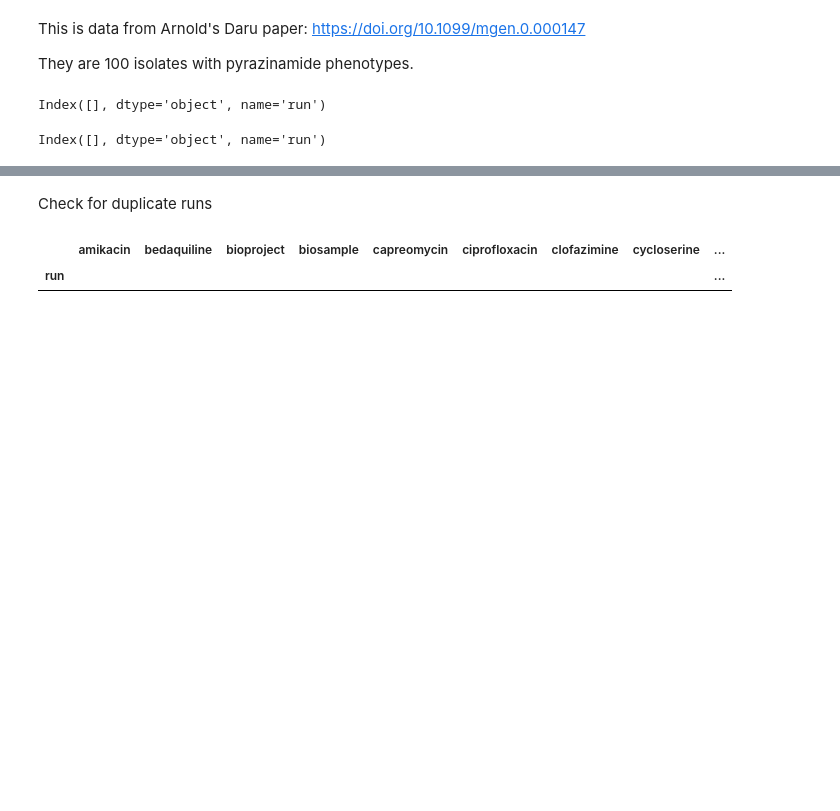
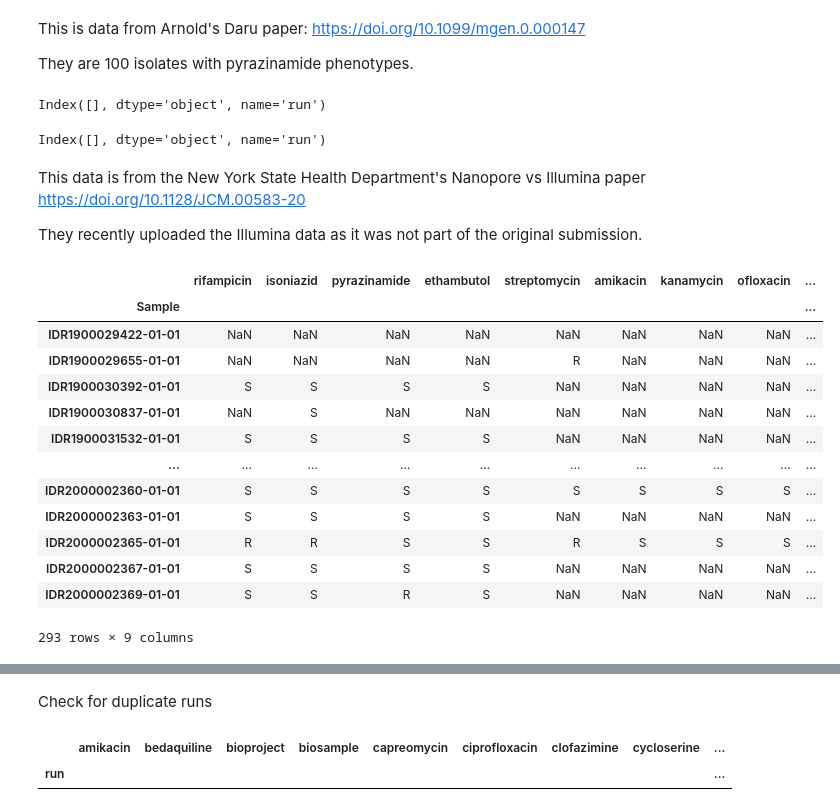
Before and after one commit to mbhall88/WHO-correspondence, a Jupyter notebook: workflow/notebooks/data-cleaning.ipynb, the cells around one changed output, grey strips where cells are left out. Drawn from its saved outputs; the diff is of its cells as text; code cells hidden in the pictures; blank space fills up the shorter version.

Commit message:
add accessions from Smith et al.

```diff
--- a/workflow/notebooks/data-cleaning.ipynb
+++ b/workflow/notebooks/data-cleaning.ipynb
@@ -584,0 +583,38 @@ non_who_df = non_who_df.replace("nan", None).replace("N", None)
+# %% [markdown]
+This data is from the New York State Health Department's Nanopore vs Illumina paper https://doi.org/10.1128/JCM.00583-20
+
+They recently uploaded the Illumina data as it was not part of the original submission.
+# %%
+smith_pheno = pd.read_csv("../../docs/smith-phenotypes.csv", na_values=["---"])
+a2d = {
+    "RIF": "rifampicin",
+    "ISO": "isoniazid",
+    "PRZ": "pyrazinamide",
+    "ETM": "ethambutol",
+    "STR": "streptomycin",
+    "AMI": "amikacin",
+    "KAN": "kanamycin",
+    "FLQ": "ofloxacin",
+    "ETH": "ethionamide"
+}
+# remove samples with no phenotype data
+no_pheno_ix = smith_pheno[list(a2d.keys())].isna().apply(lambda x: all(x), axis=1)
+smith_pheno = smith_pheno.loc[~no_pheno_ix]
+smith_pheno.set_index("Sample", verify_integrity=True, inplace=True)
+smith_pheno = smith_pheno.rename(columns=a2d).drop(columns=["Date", "Run Name", "Barcode"])
+smith_pheno
+# %% [output]
+|  | rifampicin | isoniazid | pyrazinamide | ethambutol | streptomycin | amikacin | kanamycin | ofloxacin | ... |
+| Sample |  |  |  |  |  |  |  |  | ... |
+| IDR1900029422-01-01 | NaN | NaN | NaN | NaN | NaN | NaN | NaN | NaN | ... |
+| IDR1900029655-01-01 | NaN | NaN | NaN | NaN | R | NaN | NaN | NaN | ... |
+| IDR1900030392-01-01 | S | S | S | S | NaN | NaN | NaN | NaN | ... |
+| IDR1900030837-01-01 | NaN | S | NaN | NaN | NaN | NaN | NaN | NaN | ... |
+| IDR1900031532-01-01 | S | S | S | S | NaN | NaN | NaN | NaN | ... |
+| ... | ... | ... | ... | ... | ... | ... | ... | ... | ... |
+| IDR2000002360-01-01 | S | S | S | S | S | S | S | S | ... |
+| IDR2000002363-01-01 | S | S | S | S | NaN | NaN | NaN | NaN | ... |
+| IDR2000002365-01-01 | R | R | S | S | R | S | S | S | ... |
+| IDR2000002367-01-01 | S | S | S | S | NaN | NaN | NaN | NaN | ... |
+| IDR2000002369-01-01 | S | S | R | S | NaN | NaN | NaN | NaN | ... |
+293 rows × 9 columns
```
Also changed, not shown: parts of 9 cells of this notebook, 5 other files.
